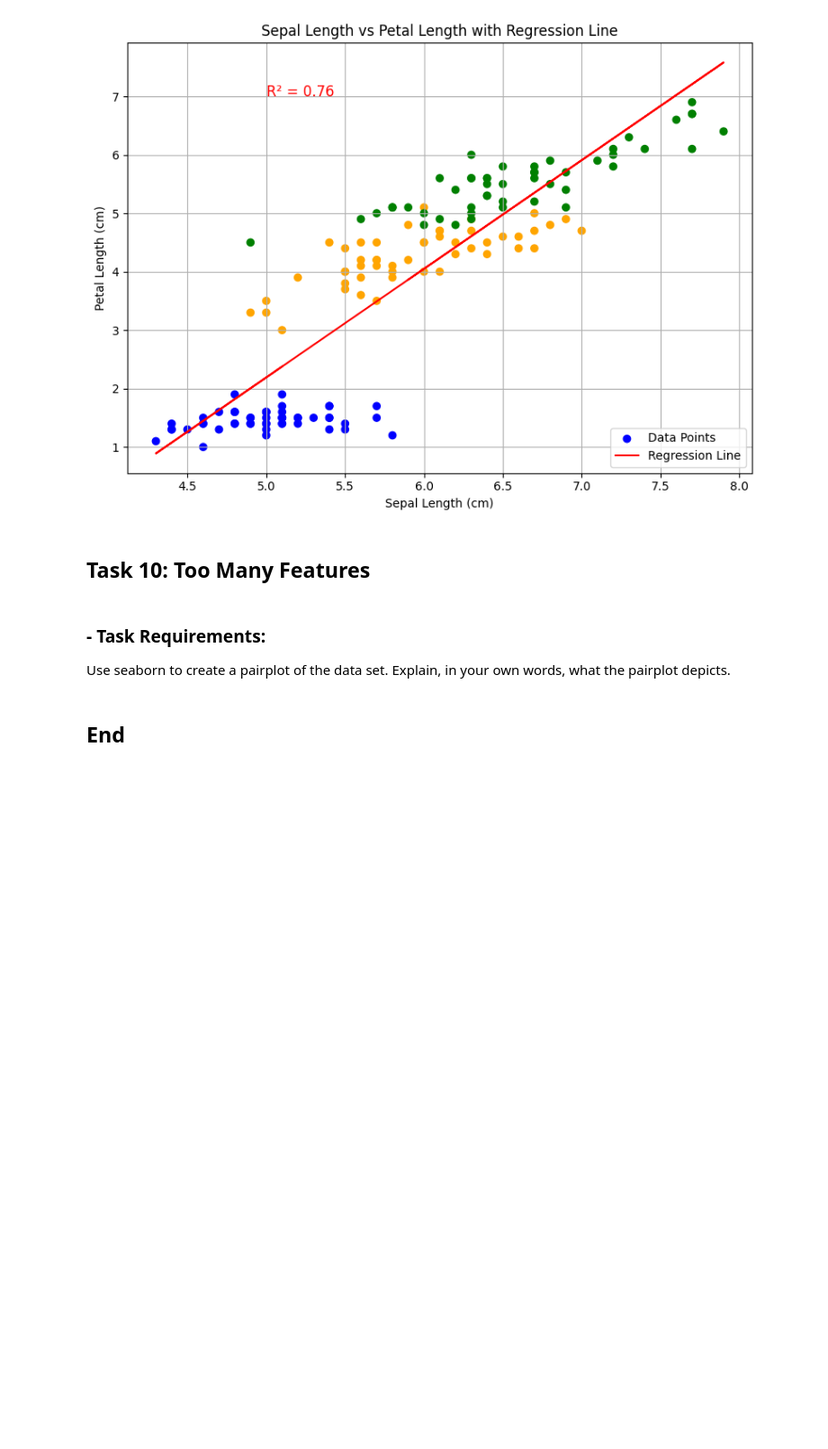
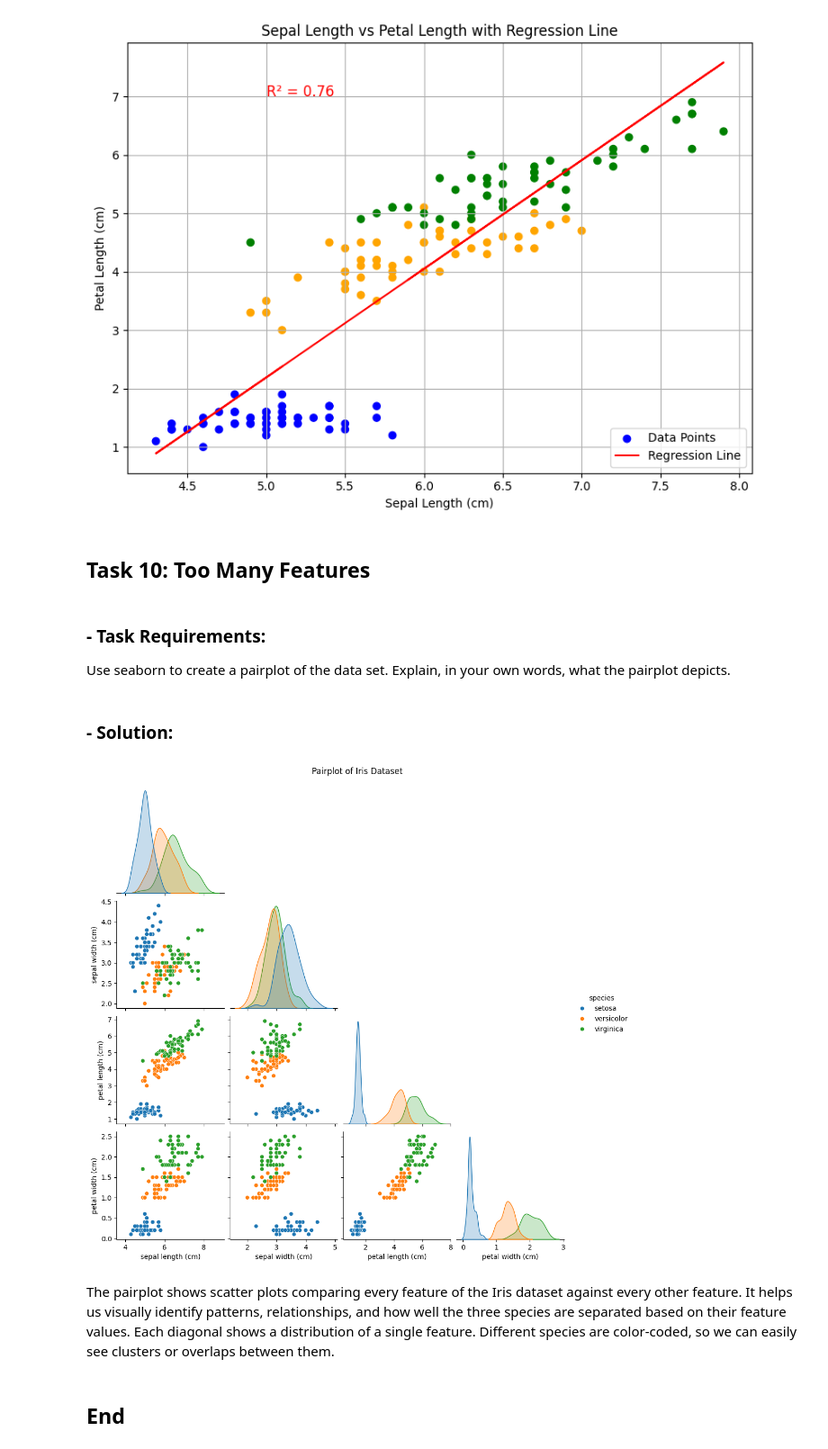
Before and after one commit to elainecazetta/principles_of_data_analytics, a Jupyter notebook: tasks.ipynb, the cells around one changed output. Shown at 90% size. Saved outputs shown, nothing was run; the diff lists cells and outputs as text; code cells hidden in the pictures; blank space fills up the shorter version.

```diff
--- a/tasks.ipynb
+++ b/tasks.ipynb
@@ -465,5 +467,29 @@ plt.show()
 ### - Task Requirements:
 Use seaborn to create a pairplot of the data set.
 Explain, in your own words, what the pairplot depicts.
+# %% [markdown]
+### - Solution:
+# %%
+# Imports
+import seaborn as sns
+import pandas as pd
+from sklearn.datasets import load_iris
+import matplotlib.pyplot as plt
+
+# Load the Iris dataset into a pandas DataFrame
+iris = load_iris()
+df = pd.DataFrame(iris.data, columns=iris.feature_names)
+df["species"] = iris.target_names[iris.target]
+
+# Create a pairplot using seaborn
+sns.pairplot(df, hue="species", corner=True)  # corner=True hides duplicate plots
+
+# Show the plot
+plt.suptitle("Pairplot of Iris Dataset", y=1.02)  # title slightly above
+plt.show()
+# %% [output]
+[figure, added]
+# %% [markdown]
+The pairplot shows scatter plots comparing every feature of the Iris dataset against every other feature. It helps us visually identify patterns, relationships, and how well the three species are separated based on their feature values. Each diagonal shows a distribution of a single feature. Different species are color-coded, so we can easily see clusters or overlaps between them.
 # %% [markdown]
 ## End
```
Also changed, not shown: parts of 1 cell of this notebook.
